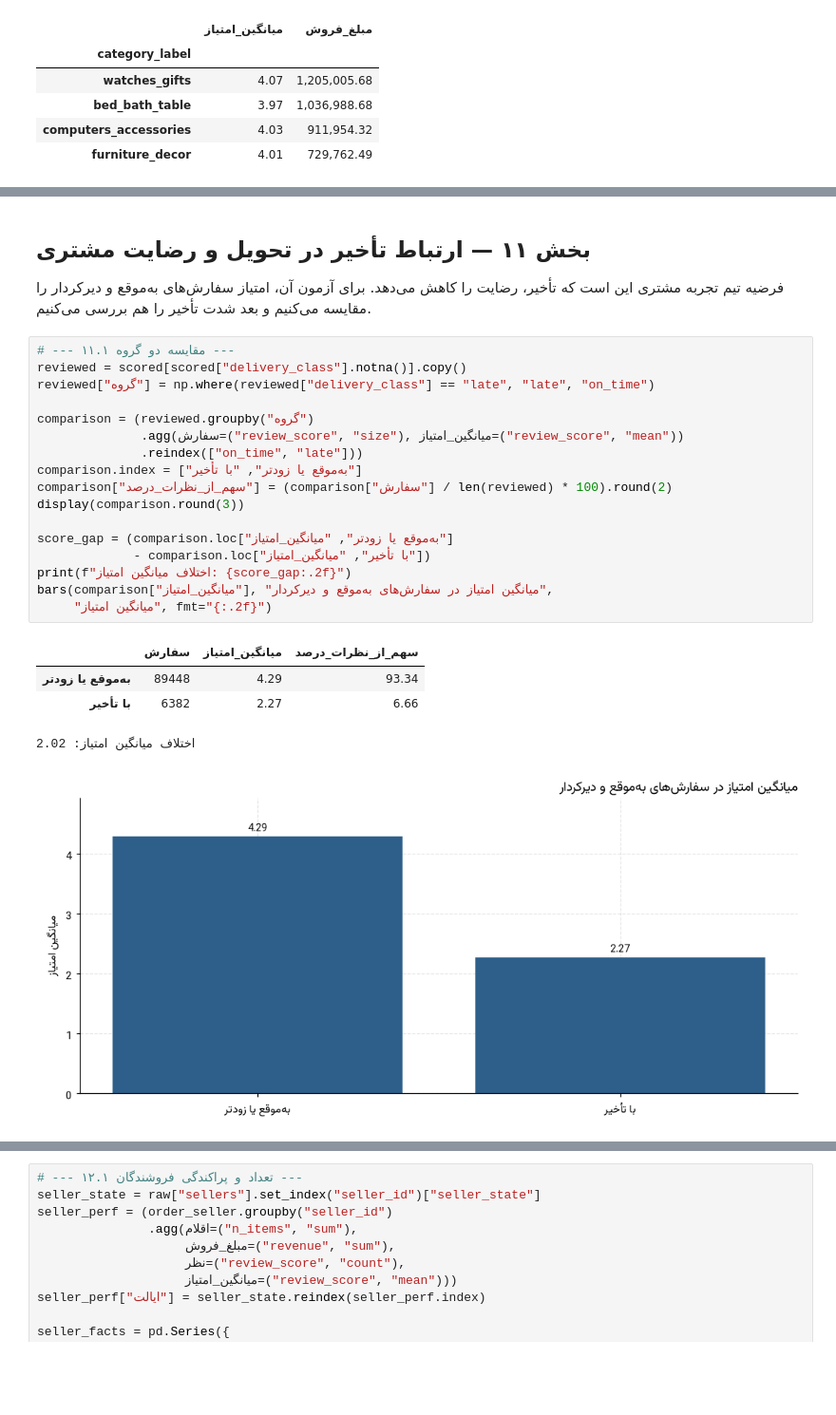
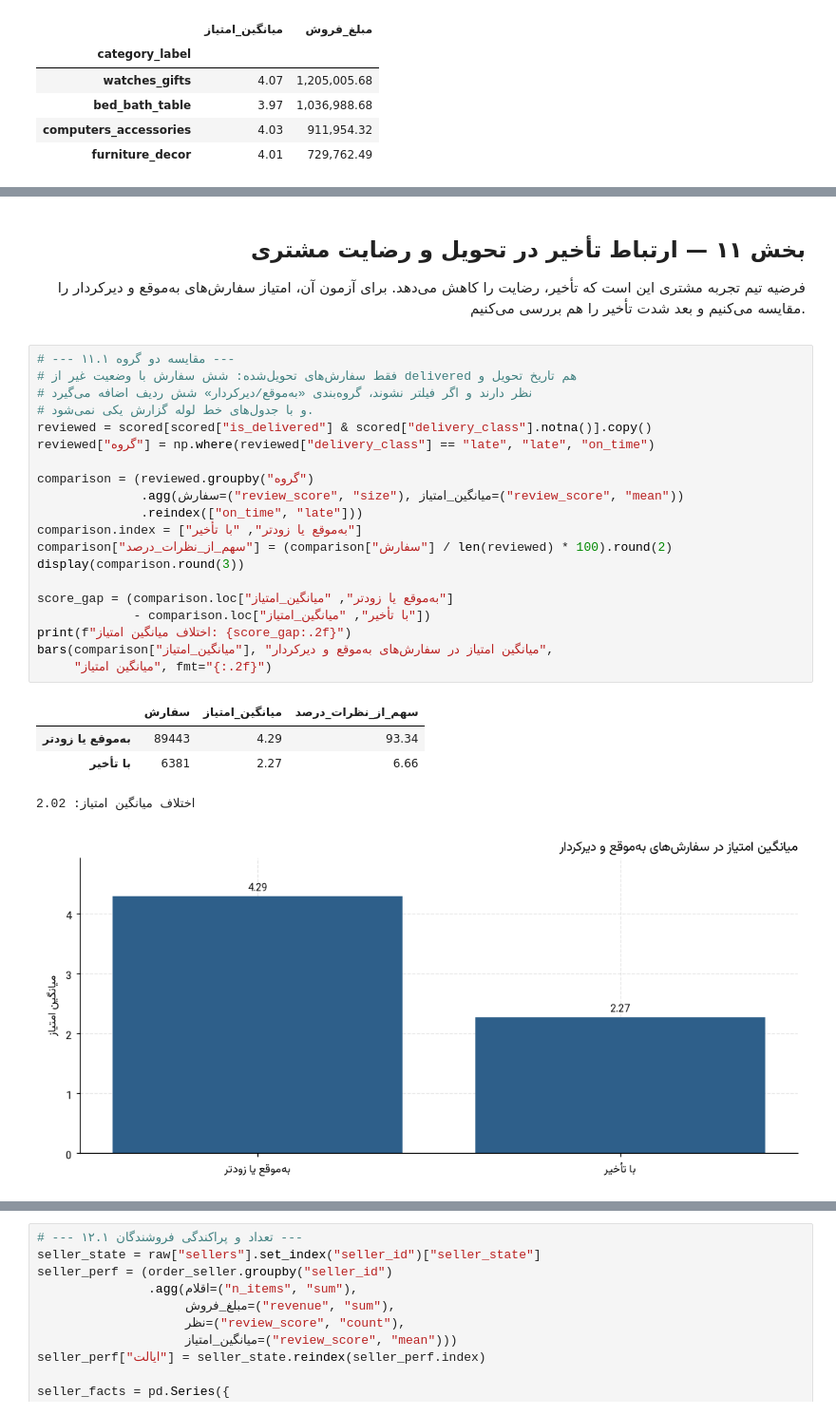
Before and after one commit to arashamgit/olist-pro, a Jupyter notebook: notebooks/olist_full_analysis.ipynb, the cells around one changed output, grey strips where cells are left out. Shown at 95% size. Drawn from its saved outputs; the diff is of its cells as text; blank space fills up the shorter version.

```diff
--- a/notebooks/olist_full_analysis.ipynb
+++ b/notebooks/olist_full_analysis.ipynb
@@ -1311,29 +1537,36 @@ display(risky[["میانگین_امتیاز", "مبلغ_فروش"]].round(2))
 # %% [markdown]
+<div dir="rtl" align="right">
+
 ## بخش ۱۱ — ارتباط تأخیر در تحویل و رضایت مشتری
 
 فرضیه تیم تجربه مشتری این است که تأخیر، رضایت را کاهش می‌دهد. برای آزمون آن، امتیاز
 سفارش‌های به‌موقع و دیرکردار را مقایسه می‌کنیم و بعد شدت تأخیر را هم بررسی می‌کنیم.
+
+</div>
 # %%
 # --- ۱۱.۱ مقایسه دو گروه ---
-reviewed = scored[scored["delivery_class"].notna()].copy()
+# فقط سفارش‌های تحویل‌شده: شش سفارش با وضعیت غیر از delivered هم تاریخ تحویل و
+# نظر دارند و اگر فیلتر نشوند، گروه‌بندی «به‌موقع/دیرکردار» شش ردیف اضافه می‌گیرد
+# و با جدول‌های خط لوله گزارش یکی نمی‌شود.
+reviewed = scored[scored["is_delivered"] & scored["delivery_class"].notna()].copy()
 reviewed["گروه"] = np.where(reviewed["delivery_class"] == "late", "late", "on_time")
 
 comparison = (reviewed.groupby("گروه")
               .agg(سفارش=("review_score", "size"), میانگین_امتیاز=("review_score", "mean"))
               .reindex(["on_time", "late"]))
 comparison.index = ["به‌موقع یا زودتر", "با تأخیر"]
 comparison["سهم_از_نظرات_درصد"] = (comparison["سفارش"] / len(reviewed) * 100).round(2)
 display(comparison.round(3))
 
 score_gap = (comparison.loc["به‌موقع یا زودتر", "میانگین_امتیاز"]
              - comparison.loc["با تأخیر", "میانگین_امتیاز"])
 print(f"اختلاف میانگین امتیاز: {score_gap:.2f}")
 bars(comparison["میانگین_امتیاز"], "میانگین امتیاز در سفارش‌های به‌موقع و دیرکردار",
      "میانگین امتیاز", fmt="{:.2f}")
 # %% [output]
 |  | سفارش | میانگین_امتیاز | سهم_از_نظرات_درصد |
-| به‌موقع یا زودتر | 89448 | 4.29 | 93.34 |
-| با تأخیر | 6382 | 2.27 | 6.66 |
+| به‌موقع یا زودتر | 89443 | 4.29 | 93.34 |
+| با تأخیر | 6381 | 2.27 | 6.66 |
 اختلاف میانگین امتیاز: 2.02
 [figure]
 # %%
```
Also changed, not shown: parts of 34 cells of this notebook, 1 other file.
